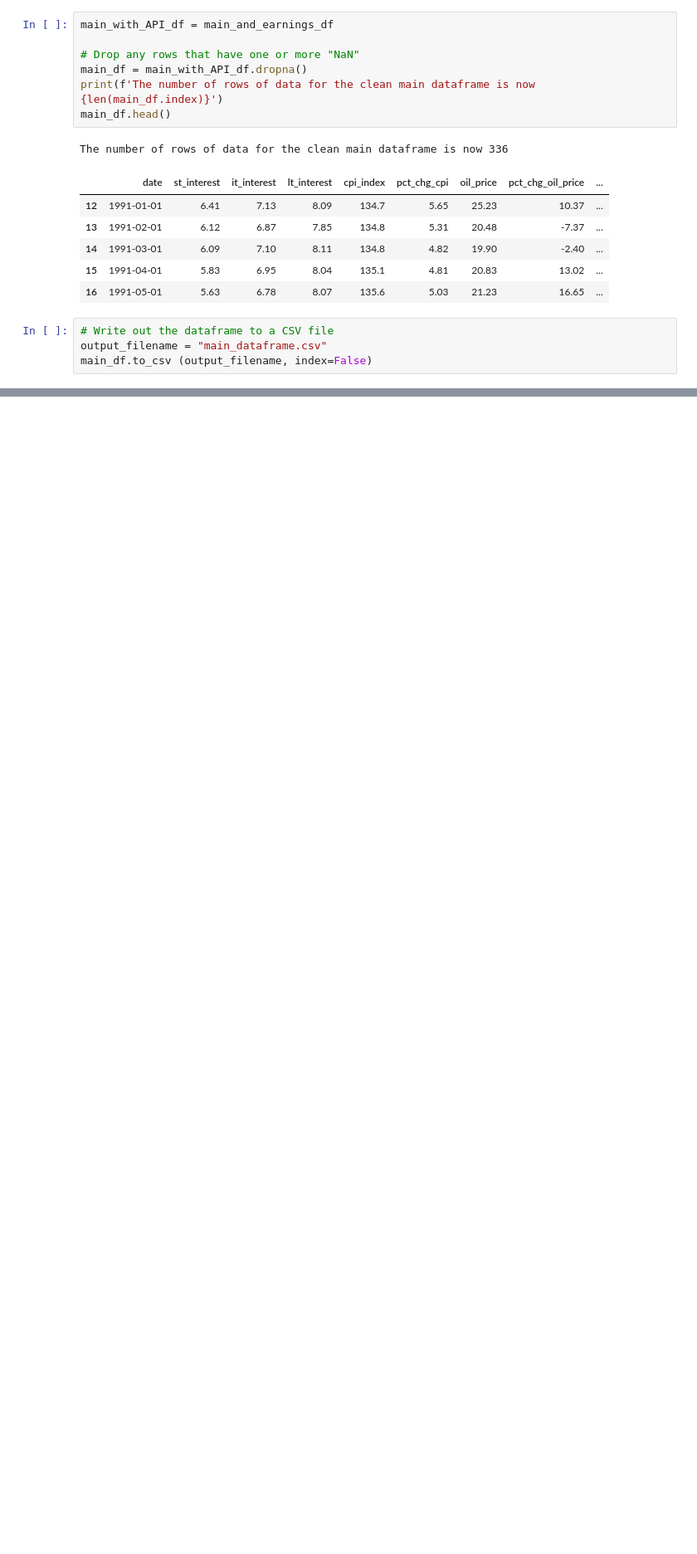
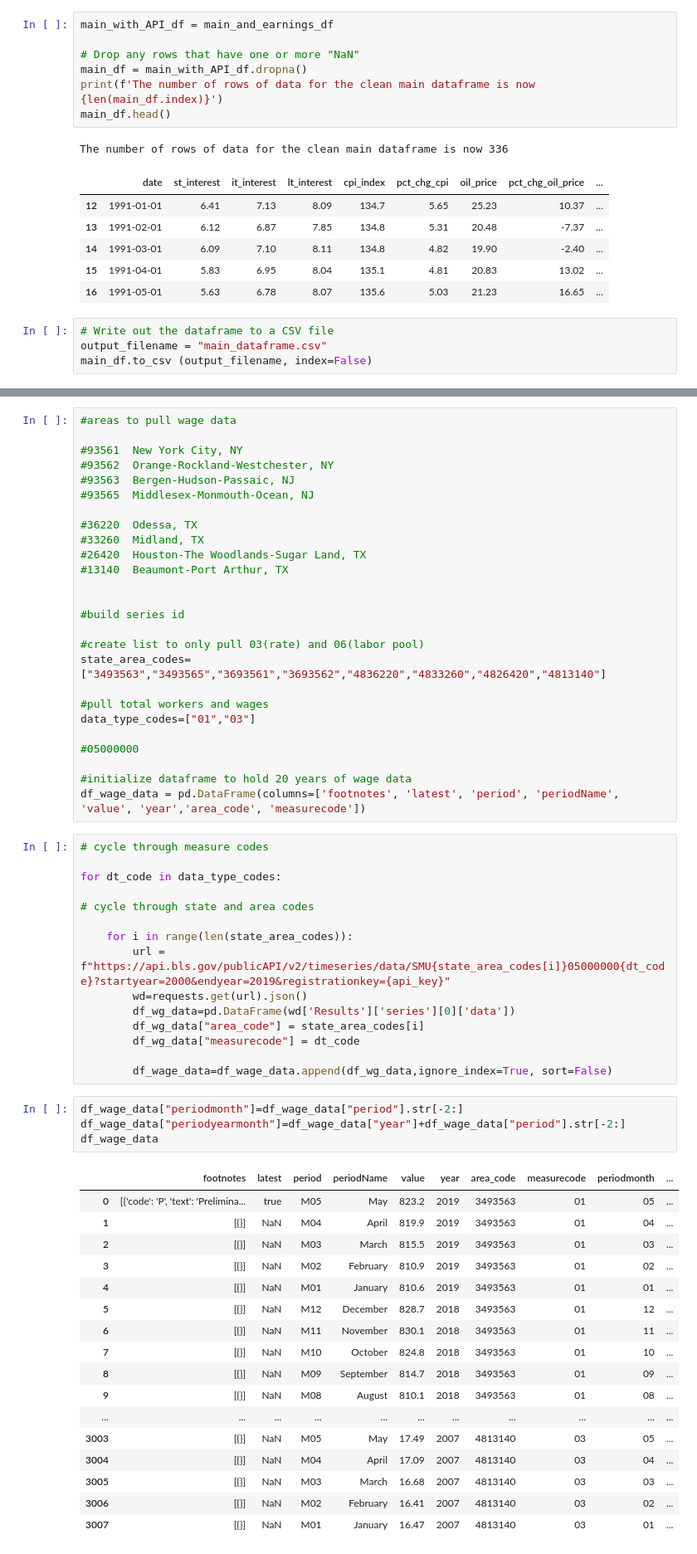
Before and after one commit to BradDaniels732/Group-Project-on-Economic-Data-Analysis, a Jupyter notebook: Read_and_Clean.ipynb, the cells around one changed output, grey strips where cells are left out. Shown at 83% size. Saved outputs shown, nothing was run; the diff lists cells and outputs as text; blank space fills up the shorter version.

```diff
--- a/Read_and_Clean.ipynb
+++ b/Read_and_Clean.ipynb
@@ -234,0 +343,63 @@ main_df.to_csv (output_filename, index=False)
+# %%
+#areas to pull wage data
+
+#93561	New York City, NY
+#93562	Orange-Rockland-Westchester, NY
+#93563	Bergen-Hudson-Passaic, NJ
+#93565	Middlesex-Monmouth-Ocean, NJ
+
+#36220	Odessa, TX
+#33260	Midland, TX
+#26420	Houston-The Woodlands-Sugar Land, TX
+#13140	Beaumont-Port Arthur, TX
+
+
+#build series id
+
+#create list to only pull 03(rate) and 06(labor pool)
+state_area_codes=["3493563","3493565","3693561","3693562","4836220","4833260","4826420","4813140"]
+
+#pull total workers and wages
+data_type_codes=["01","03"]
+
+#05000000
+
+#initialize dataframe to hold 20 years of wage data
+df_wage_data = pd.DataFrame(columns=['footnotes', 'latest', 'period', 'periodName', 'value', 'year','area_code', 'measurecode'])
+# %%
+# cycle through measure codes
+
+for dt_code in data_type_codes:
+
+# cycle through state and area codes
+
+    for i in range(len(state_area_codes)):
+        url = f"https://api.bls.gov/publicAPI/v2/timeseries/data/SMU{state_area_codes[i]}05000000{dt_code}?startyear=2000&endyear=2019&registrationkey={api_key}"
+        wd=requests.get(url).json()
+        df_wg_data=pd.DataFrame(wd['Results']['series'][0]['data'])
+        df_wg_data["area_code"] = state_area_codes[i]
+        df_wg_data["measurecode"] = dt_code
+
+        df_wage_data=df_wage_data.append(df_wg_data,ignore_index=True, sort=False)
+# %%
+df_wage_data["periodmonth"]=df_wage_data["period"].str[-2:]
+df_wage_data["periodyearmonth"]=df_wage_data["year"]+df_wage_data["period"].str[-2:]
+df_wage_data
+# %% [output]
+|  | footnotes | latest | period | periodName | value | year | area_code | measurecode | periodmonth | ... |
+| 0 | [{'code': 'P', 'text': 'Prelimina... | true | M05 | May | 823.2 | 2019 | 3493563 | 01 | 05 | ... |
+| 1 | [{}] | NaN | M04 | April | 819.9 | 2019 | 3493563 | 01 | 04 | ... |
+| 2 | [{}] | NaN | M03 | March | 815.5 | 2019 | 3493563 | 01 | 03 | ... |
+| 3 | [{}] | NaN | M02 | February | 810.9 | 2019 | 3493563 | 01 | 02 | ... |
+| 4 | [{}] | NaN | M01 | January | 810.6 | 2019 | 3493563 | 01 | 01 | ... |
+| 5 | [{}] | NaN | M12 | December | 828.7 | 2018 | 3493563 | 01 | 12 | ... |
+| 6 | [{}] | NaN | M11 | November | 830.1 | 2018 | 3493563 | 01 | 11 | ... |
+| 7 | [{}] | NaN | M10 | October | 824.8 | 2018 | 3493563 | 01 | 10 | ... |
+| 8 | [{}] | NaN | M09 | September | 814.7 | 2018 | 3493563 | 01 | 09 | ... |
+| 9 | [{}] | NaN | M08 | August | 810.1 | 2018 | 3493563 | 01 | 08 | ... |
+| ... | ... | ... | ... | ... | ... | ... | ... | ... | ... | ... |
+| 3003 | [{}] | NaN | M05 | May | 17.49 | 2007 | 4813140 | 03 | 05 | ... |
+| 3004 | [{}] | NaN | M04 | April | 17.09 | 2007 | 4813140 | 03 | 04 | ... |
+| 3005 | [{}] | NaN | M03 | March | 16.68 | 2007 | 4813140 | 03 | 03 | ... |
+| 3006 | [{}] | NaN | M02 | February | 16.41 | 2007 | 4813140 | 03 | 02 | ... |
+| 3007 | [{}] | NaN | M01 | January | 16.47 | 2007 | 4813140 | 03 | 01 | ... |
```
Also changed, not shown: parts of 8 cells of this notebook.
